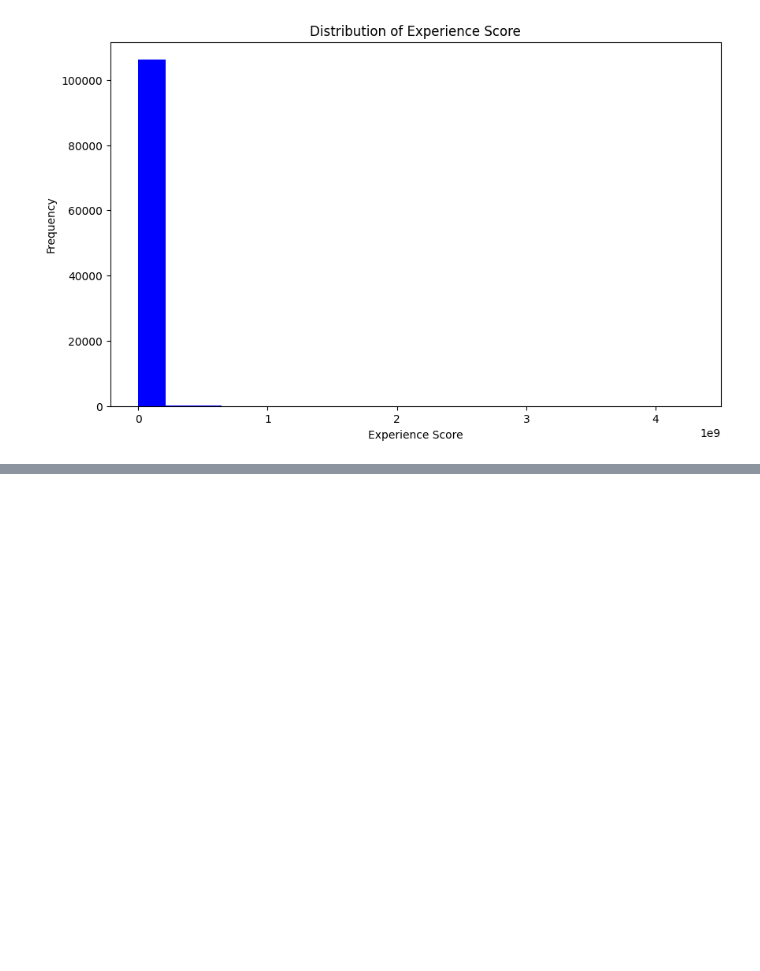
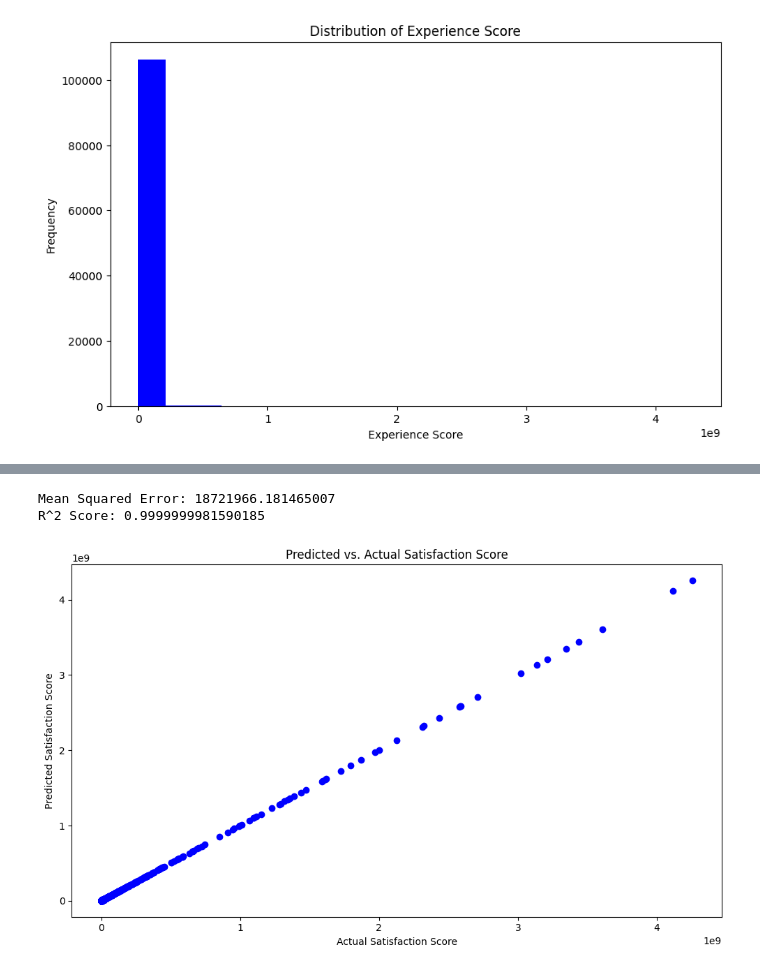
Before and after one commit to IamYunusAli/Acquired, a Jupyter notebook: notebooks/Company_analysis.ipynb, the cells around one changed output, grey strips where cells are left out. Drawn from its saved outputs; the diff is of its cells as text; code cells hidden in the pictures; blank space fills up the shorter version.

```diff
--- a/notebooks/Company_analysis.ipynb
+++ b/notebooks/Company_analysis.ipynb
@@ -908,0 +937,33 @@ Text(0, 0.5, 'Frequency')
+# %%
+# Build a regression model
+from sklearn.model_selection import train_test_split
+from sklearn.linear_model import LinearRegression
+from sklearn.metrics import mean_squared_error, r2_score
+
+
+X = customer_info[['TCP DL Retrans. Vol (Bytes)', 'Avg RTT DL (ms)', 'Avg Throughput']]
+y = customer_info['Satisfaction Score']
+X_train, X_test, y_train, y_test = train_test_split(X, y, test_size=0.2, random_state=0)
+
+# Build a regression model
+model = LinearRegression()
+model.fit(X_train, y_train)
+y_pred = model.predict(X_test)
+mse = mean_squared_error(y_test, y_pred)
+r2 = r2_score(y_test, y_pred)
+# Display the evaluation metrics
+print('Mean Squared Error:', mse)
+print('R^2 Score:', r2)
+
+# visualize representaion
+plt.figure(figsize=(10, 6))
+plt.scatter(y_test, y_pred, color='blue')
+plt.title('Predicted vs. Actual Satisfaction Score')
+plt.xlabel('Actual Satisfaction Score')
+plt.ylabel('Predicted Satisfaction Score')
+plt.tight_layout()
+plt.show()
+# %% [output]
+Mean Squared Error: 18721966.181465007
+R^2 Score: 0.9999999981590185
+[figure, added]
```
Also changed, not shown: parts of 1 cell of this notebook.
